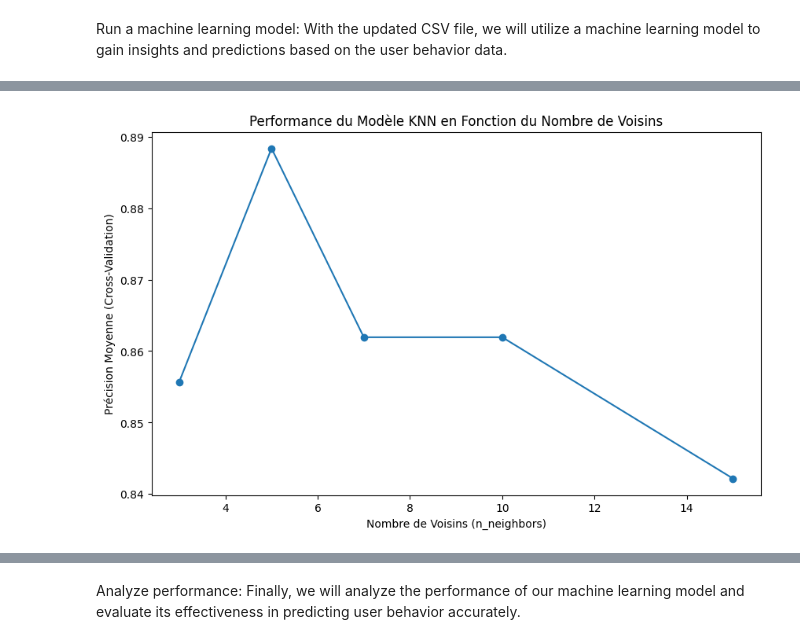
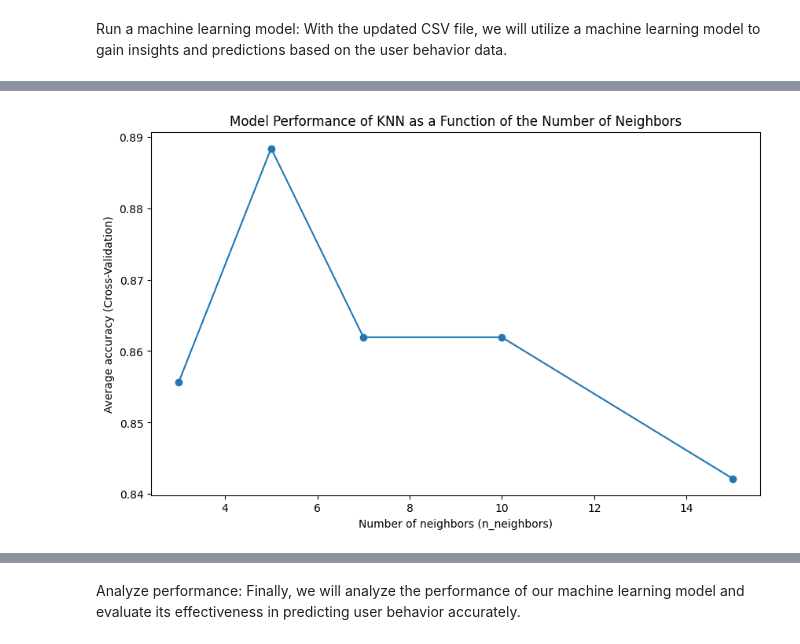
Before and after one commit to Raph3103/projet, a Jupyter notebook: Copie_de_Low_Collateral_Blockchain_Project.ipynb, the cells around one changed output, grey strips where cells are left out. Drawn from its saved outputs; the diff is of its cells as text; code cells hidden in the pictures.

```diff
--- a/Copie_de_Low_Collateral_Blockchain_Project.ipynb
+++ b/Copie_de_Low_Collateral_Blockchain_Project.ipynb
@@ -455,37 +454,37 @@ cross_val_scores = []
 
 for k in neighbor_values:
     knn_model = KNeighborsClassifier(n_neighbors=k)
     scores = cross_val_score(knn_model, X_train_transformed_reduced_final, y_train_reduced_final, cv=5)
     cross_val_scores.append(scores.mean())
 
 # Afficher les résultats
 plt.figure(figsize=(10, 6))
 plt.plot(neighbor_values, cross_val_scores, marker='o')
-plt.title('Performance du Modèle KNN en Fonction du Nombre de Voisins')
-plt.xlabel('Nombre de Voisins (n_neighbors)')
-plt.ylabel('Précision Moyenne (Cross-Validation)')
+plt.title('Model Performance of KNN as a Function of the Number of Neighbors')
+plt.xlabel('Number of neighbors (n_neighbors)')
+plt.ylabel('Average accuracy (Cross-Validation)')
 plt.show()
 # knn = KNeighborsClassifier(n_neighbors=3)
 
 # knn.fit(X_train, y_train)
 
 # y_pred = knn.predict(X_test)
 # print('Printing informations')
 # print( 'ypred:', (y_pred))
 # #print( 'y_train:', y_train)
 # #print( 'X_test:', X_test)
 # # Convertir les prédictions en DataFrame pandas
 # predictions_df = pd.DataFrame(y_pred, columns=['Prediction'])
 # information_df = pd.DataFrame(X_test,columns=['X_test'])
 # combined_df = pd.concat([information_df, predictions_df], axis=1)
 # # Exporter le DataFrame en fichier CSV
 # combined_df.to_csv('mes_predictions.csv', index=False)
 # accuracy = accuracy_score(y_test, y_pred)
 # print('Accuracy:', accuracy)
 # df__ = pd.DataFrame(X_test)
 # df__.to_csv('mon_fichier.csv', index=False)
 # %% [output]
-[figure, old version]
+[figure, new version]
 # %%
 from sklearn.model_selection import train_test_split, GridSearchCV
 from sklearn.neighbors import KNeighborsClassifier
```
Also changed, not shown: parts of 4 cells of this notebook.
